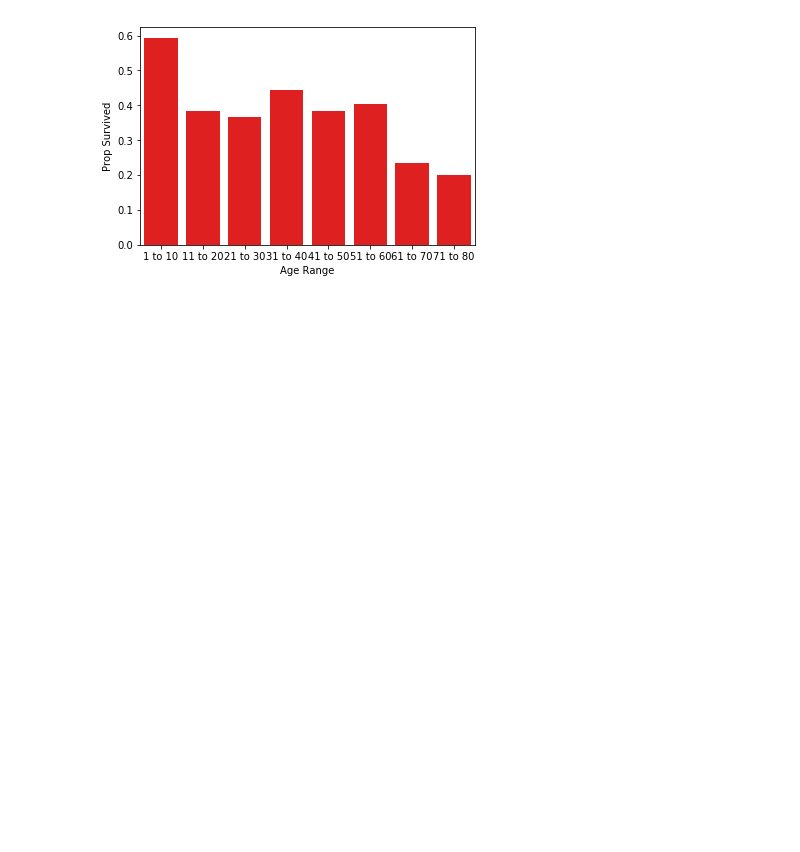
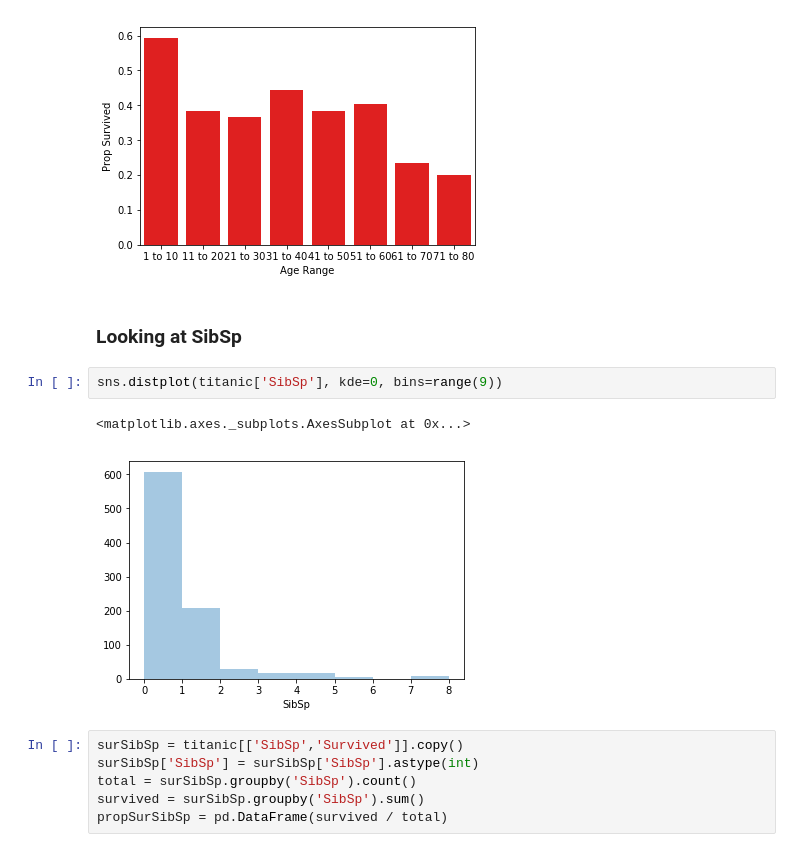
Before and after one commit to Brian-Paulsen/TitanicProject, a Jupyter notebook: Variable Analysis/Variable Visualizations.ipynb, the cells around one changed output. Cells and saved outputs as stored; diff of their text form; blank space fills up the shorter version.

```diff
--- a/Variable Analysis/Variable Visualizations.ipynb
+++ b/Variable Analysis/Variable Visualizations.ipynb
@@ -157,3 +154,16 @@ sns.barplot(x=survivedProp.index, y='Prop Survived', data=survivedProp, color='r
 # %% [output]
 <matplotlib.axes._subplots.AxesSubplot at 0x...>
 [figure]
+# %% [markdown]
+### Looking at SibSp
+# %%
+sns.distplot(titanic['SibSp'], kde=0, bins=range(9))
+# %% [output]
+<matplotlib.axes._subplots.AxesSubplot at 0x...>
+[figure, added]
+# %%
+surSibSp = titanic[['SibSp','Survived']].copy()
+surSibSp['SibSp'] = surSibSp['SibSp'].astype(int)
+total = surSibSp.groupby('SibSp').count()
+survived = surSibSp.groupby('SibSp').sum()
+propSurSibSp = pd.DataFrame(survived / total)
```
Also changed, not shown: parts of 20 cells of this notebook.
